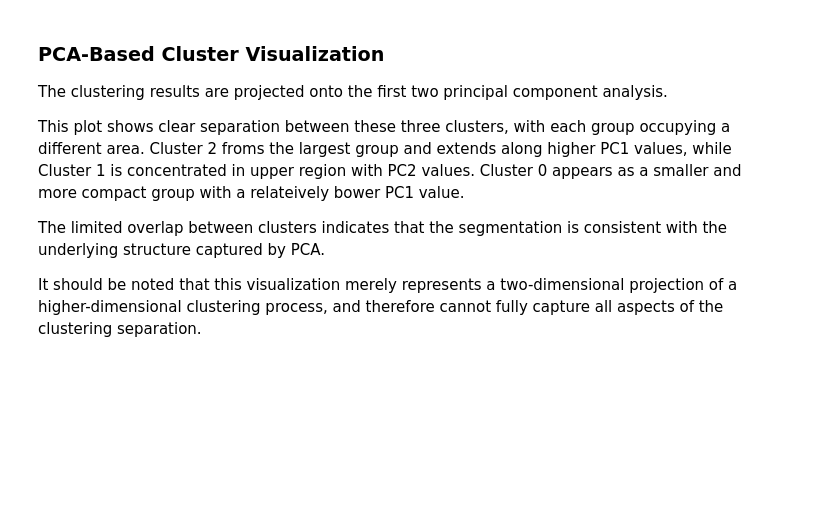
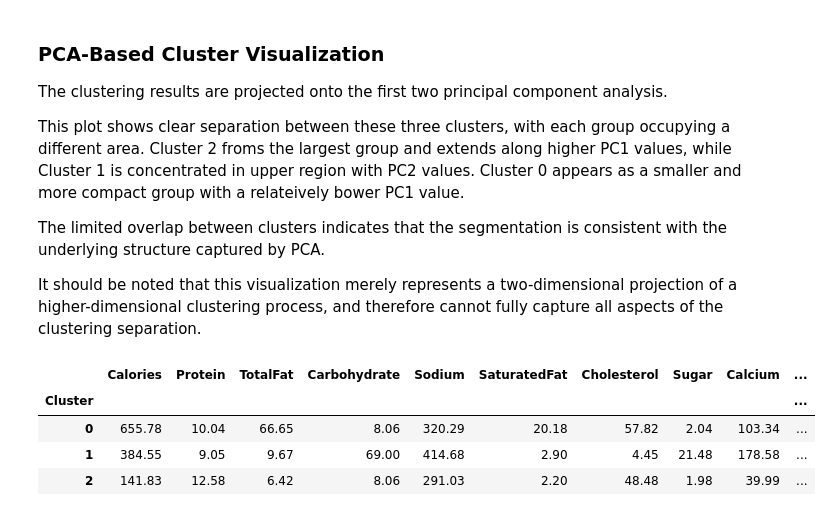
Before and after one commit to lasombra7/macro-density-analysis, a Jupyter notebook: notebooks/macro-density-analysis.ipynb, the cells around one changed output. Saved outputs shown, nothing was run; the diff lists cells and outputs as text; code cells hidden in the pictures; blank space fills up the shorter version.

```diff
--- a/notebooks/macro-density-analysis.ipynb
+++ b/notebooks/macro-density-analysis.ipynb
@@ -906,3 +906,15 @@ This plot shows clear separation between these three clusters, with each group o
 The limited overlap between clusters indicates that the segmentation is consistent with the underlying structure captured by PCA.
 
 It should be noted that this visualization merely represents a two-dimensional projection of a higher-dimensional clustering process, and therefore cannot fully capture all aspects of the clustering separation.
+# %%
+# Attach cluster labels to original and standardized data
+df_clustered = df_filled.copy()
+df_clustered["Cluster"] = df_pca["Cluster"]
+cluster_profile = df_clustered.groupby("Cluster")[features].mean().round(2)
+cluster_profile
+# %% [output]
+|  | Calories | Protein | TotalFat | Carbohydrate | Sodium | SaturatedFat | Cholesterol | Sugar | Calcium | ... |
+| Cluster |  |  |  |  |  |  |  |  |  | ... |
+| 0 | 655.78 | 10.04 | 66.65 | 8.06 | 320.29 | 20.18 | 57.82 | 2.04 | 103.34 | ... |
+| 1 | 384.55 | 9.05 | 9.67 | 69.00 | 414.68 | 2.90 | 4.45 | 21.48 | 178.58 | ... |
+| 2 | 141.83 | 12.58 | 6.42 | 8.06 | 291.03 | 2.20 | 48.48 | 1.98 | 39.99 | ... |
```
Also changed, not shown: parts of 3 cells of this notebook.
